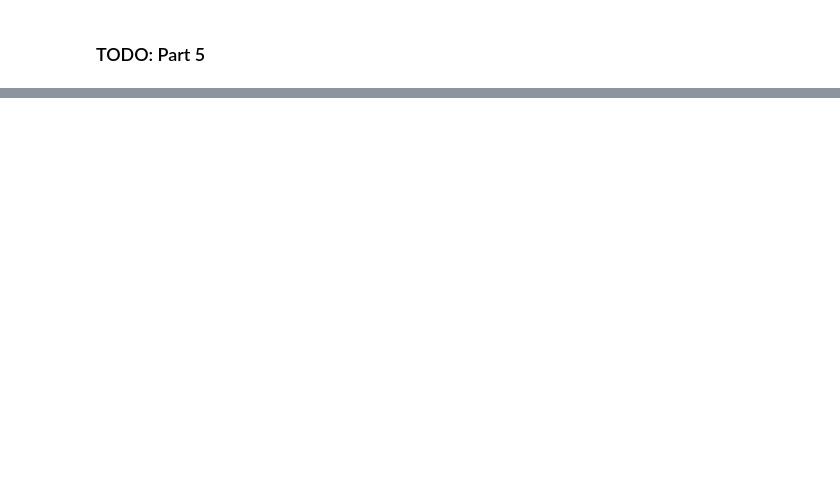
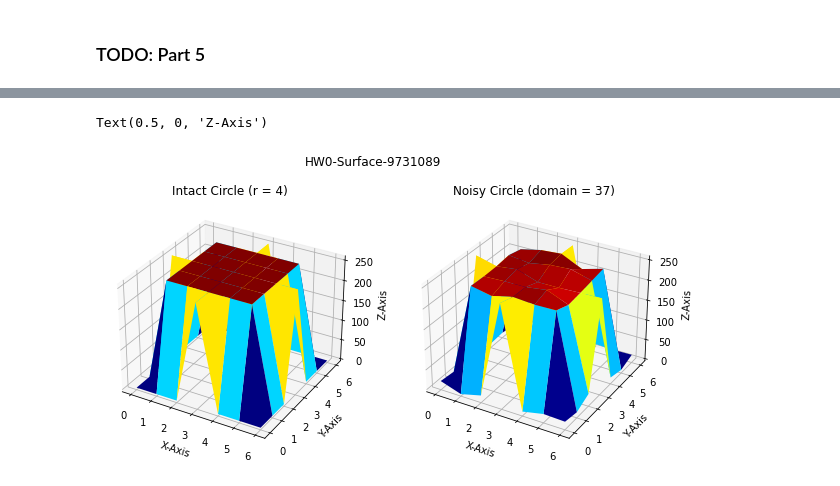
Before and after one commit to zahrasalarian/Digital-Image-Processing-for-Medical-Applications, a Jupyter notebook: HW0/pt-3.ipynb, the cells around one changed output, grey strips where cells are left out. Saved outputs shown, nothing was run; the diff lists cells and outputs as text; code cells hidden in the pictures; blank space fills up the shorter version.

```diff
--- a/HW0/pt-3.ipynb
+++ b/HW0/pt-3.ipynb
@@ -69,0 +123,42 @@ from mpl_toolkits import mplot3d
+# %%
+# Import Libraries
+
+from mpl_toolkits.mplot3d import Axes3D
+import matplotlib.pyplot as plt
+import matplotlib.cm as cm
+
+# 3D Projection
+# set up a figure twice as wide as it is tall
+fig = plt.figure(figsize=(10, 5))
+fig.suptitle(f'HW0-Surface-{std_num}')
+
+# 3D Projection
+ax = fig.add_subplot(1, 2, 1, projection='3d')
+ax.set_title(f'Intact Circle (r = {r})')
+
+# Surface Plot
+z1 = circle_matrix
+x_2d_1, y_2d_1 = np.meshgrid(range(z1.shape[0]), range(z1.shape[1]))
+surf = ax.plot_surface(x_2d_1, y_2d_1, z1, cmap=cm.jet)
+
+# Labels
+ax.set_xlabel('X-Axis')
+ax.set_ylabel('Y-Axis')
+ax.set_zlabel('Z-Axis')
+
+# 3D Projection
+ax = fig.add_subplot(1, 2, 2, projection='3d')
+ax.set_title(f'Noisy Circle (domain = {std_digits_sum})')
+
+# Surface Plot
+z2 = noisy_matrix
+x_2d_2, y_2d_2 = np.meshgrid(range(z2.shape[0]), range(z2.shape[1]))
+ax.plot_surface(x_2d_2, y_2d_2, z2, cmap=cm.jet)
+
+# Labels
+ax.set_xlabel('X-Axis')
+ax.set_ylabel('Y-Axis')
+ax.set_zlabel('Z-Axis')
+# %% [output]
+Text(0.5, 0, 'Z-Axis')
+[figure, added]
```
Also changed, not shown: parts of 6 cells of this notebook.
